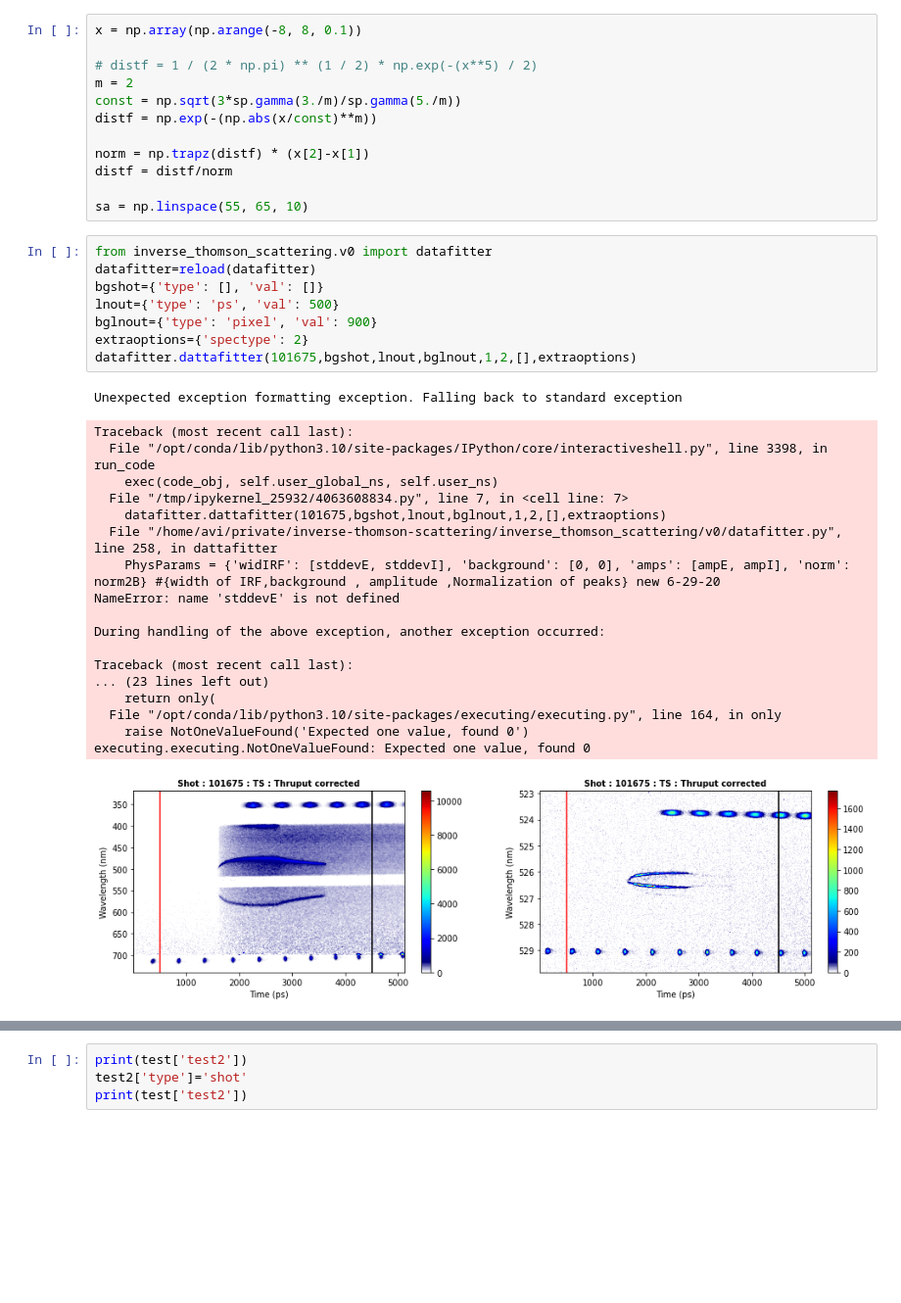
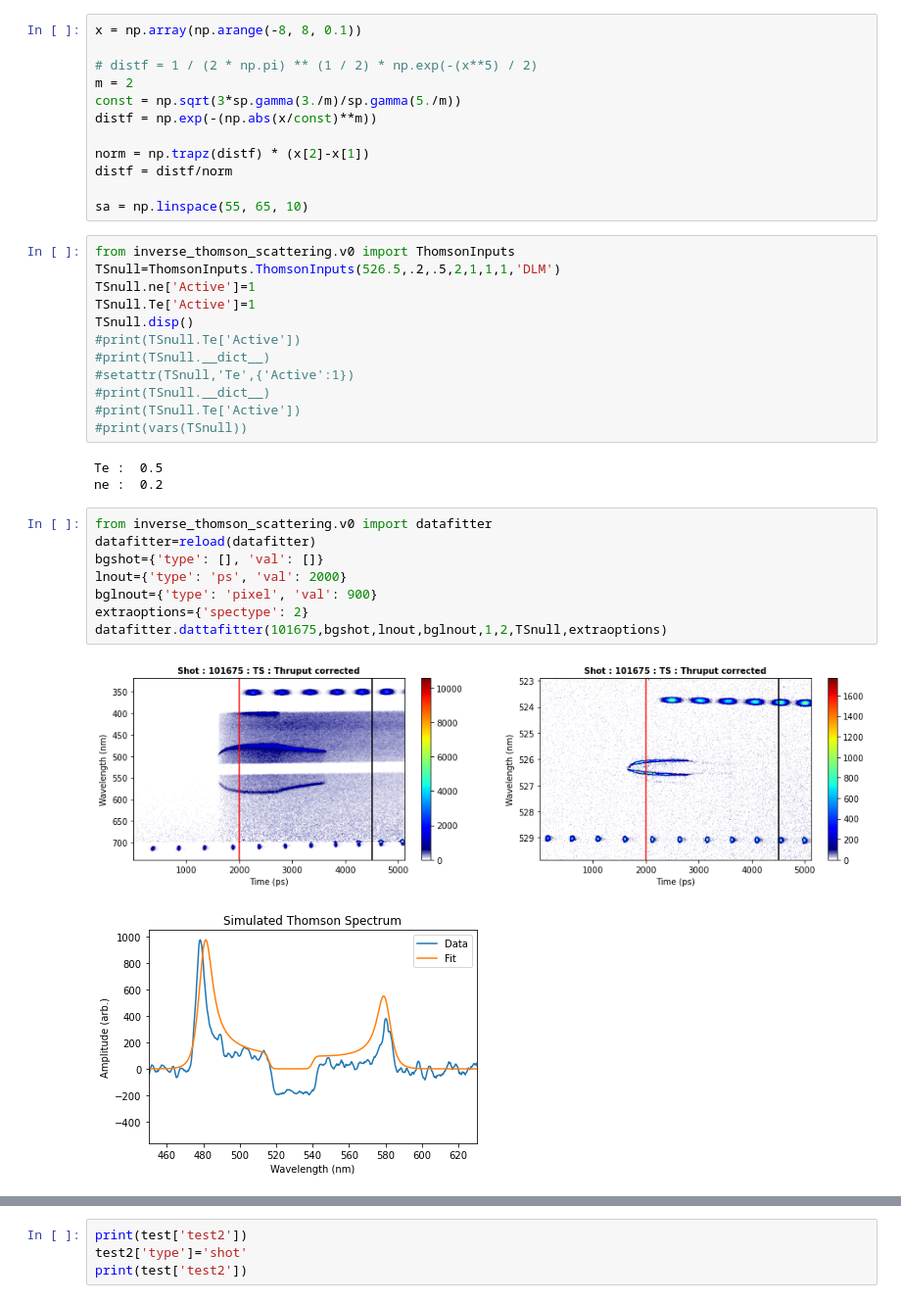
Before and after one commit to ergodicio/inverse-thomson-scattering, a Jupyter notebook: testdatafitter.ipynb, the cells around one changed output, grey strips where cells are left out. Shown at 98% size. Cells and saved outputs as stored; diff of their text form; blank space fills up the shorter version.

Commit message:
Datafitter can plot initial state

```diff
--- a/testdatafitter.ipynb
+++ b/testdatafitter.ipynb
@@ -22,34 +22,32 @@ norm = np.trapz(distf) * (x[2]-x[1])
 distf = distf/norm
 
 sa = np.linspace(55, 65, 10)
+# %%
+from inverse_thomson_scattering.v0 import ThomsonInputs
+TSnull=ThomsonInputs.ThomsonInputs(526.5,.2,.5,2,1,1,1,'DLM')
+TSnull.ne['Active']=1
+TSnull.Te['Active']=1
+TSnull.disp()
+#print(TSnull.Te['Active'])
+#print(TSnull.__dict__)
+#setattr(TSnull,'Te',{'Active':1})
+#print(TSnull.__dict__)
+#print(TSnull.Te['Active'])
+#print(vars(TSnull))
+# %% [output]
+Te :  0.5
+ne :  0.2
 # %%
 from inverse_thomson_scattering.v0 import datafitter
 datafitter=reload(datafitter)
 bgshot={'type': [], 'val': []}
-lnout={'type': 'ps', 'val': 500}
+lnout={'type': 'ps', 'val': 2000}
 bglnout={'type': 'pixel', 'val': 900}
 extraoptions={'spectype': 2}
-datafitter.dattafitter(101675,bgshot,lnout,bglnout,1,2,[],extraoptions)
+datafitter.dattafitter(101675,bgshot,lnout,bglnout,1,2,TSnull,extraoptions)
 # %% [output]
-Unexpected exception formatting exception. Falling back to standard exception
-Traceback (most recent call last):
-  File "/opt/conda/lib/python3.10/site-packages/IPython/core/interactiveshell.py", line 3398, in run_code
-    exec(code_obj, self.user_global_ns, self.user_ns)
-  File "/tmp/ipykernel_25932/4063608834.py", line 7, in <cell line: 7>
-    datafitter.dattafitter(101675,bgshot,lnout,bglnout,1,2,[],extraoptions)
-  File "/home/avi/private/inverse-thomson-scattering/inverse_thomson_scattering/v0/datafitter.py", line 258, in dattafitter
-    PhysParams = {'widIRF': [stddevE, stddevI], 'background': [0, 0], 'amps': [ampE, ampI], 'norm': norm2B} #{width of IRF,background , amplitude ,Normalization of peaks} new 6-29-20
-NameError: name 'stddevE' is not defined
-
-During handling of the above exception, another exception occurred:
-
-Traceback (most recent call last):
-... (23 lines left out)
-    return only(
-  File "/opt/conda/lib/python3.10/site-packages/executing/executing.py", line 164, in only
-    raise NotOneValueFound('Expected one value, found 0')
-executing.executing.NotOneValueFound: Expected one value, found 0
-[figure, old version]
+[figure, new version]
+[figure, added]
 # %%
 test= dict([])
 test['type']='shot'
```
Also changed, not shown: parts of 7 cells of this notebook, 10 other files.
